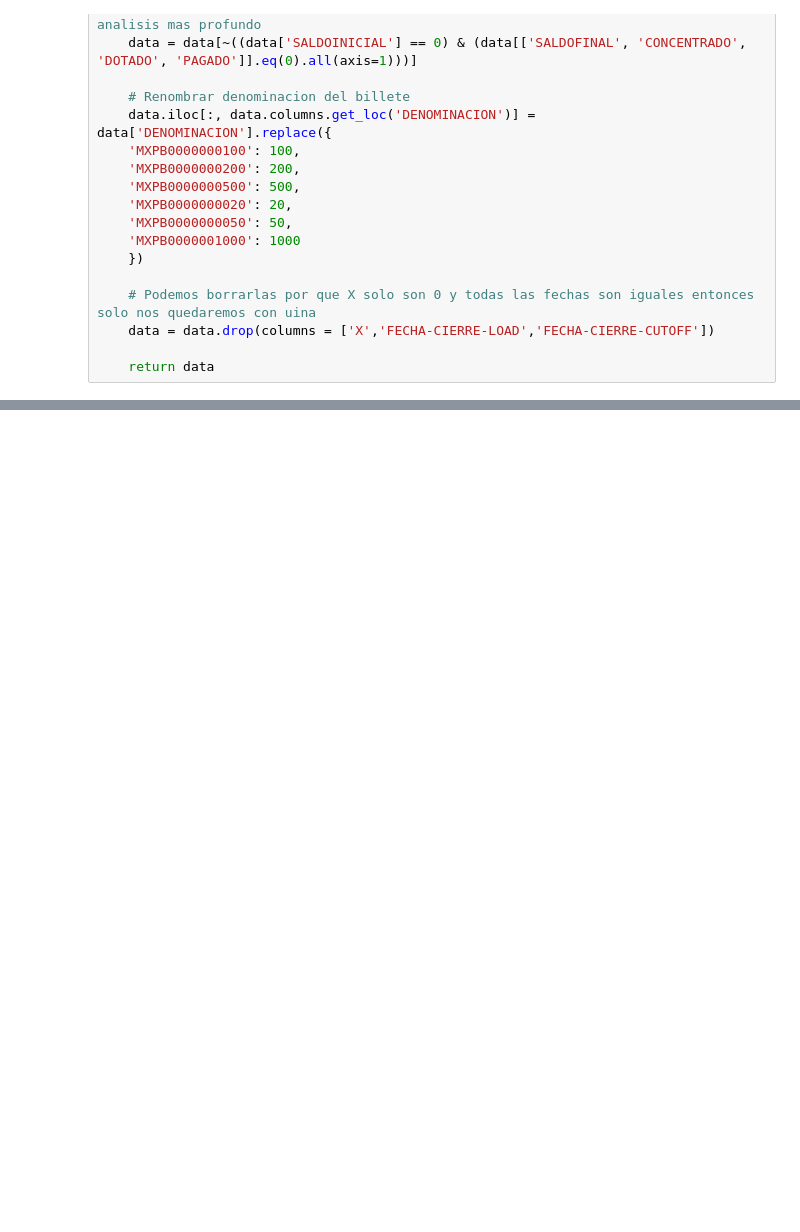
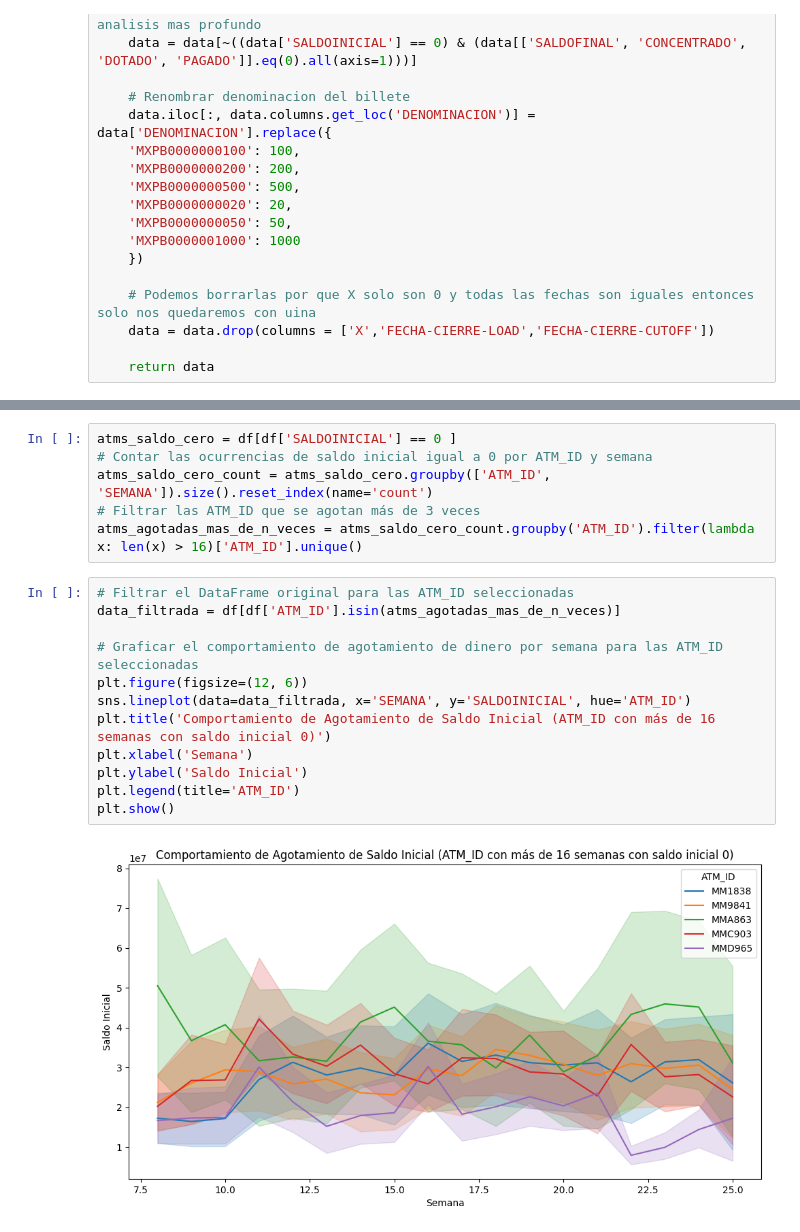
Before and after one commit to JairAmaro/Portafolio, a Jupyter notebook: BBVA ATMS/BBVA_ATMS.ipynb, the cells around one changed output, grey strips where cells are left out. Drawn from its saved outputs; the diff is of its cells as text; blank space fills up the shorter version.

```diff
--- a/BBVA ATMS/BBVA_ATMS.ipynb
+++ b/BBVA ATMS/BBVA_ATMS.ipynb
@@ -65,0 +183,20 @@ test
+# %%
+atms_saldo_cero = df[df['SALDOINICIAL'] == 0 ]
+# Contar las ocurrencias de saldo inicial igual a 0 por ATM_ID y semana
+atms_saldo_cero_count = atms_saldo_cero.groupby(['ATM_ID', 'SEMANA']).size().reset_index(name='count')
+# Filtrar las ATM_ID que se agotan más de 3 veces
+atms_agotadas_mas_de_n_veces = atms_saldo_cero_count.groupby('ATM_ID').filter(lambda x: len(x) > 16)['ATM_ID'].unique()
+# %%
+# Filtrar el DataFrame original para las ATM_ID seleccionadas
+data_filtrada = df[df['ATM_ID'].isin(atms_agotadas_mas_de_n_veces)]
+
+# Graficar el comportamiento de agotamiento de dinero por semana para las ATM_ID seleccionadas
+plt.figure(figsize=(12, 6))
+sns.lineplot(data=data_filtrada, x='SEMANA', y='SALDOINICIAL', hue='ATM_ID')
+plt.title('Comportamiento de Agotamiento de Saldo Inicial (ATM_ID con más de 16 semanas con saldo inicial 0)')
+plt.xlabel('Semana')
+plt.ylabel('Saldo Inicial')
+plt.legend(title='ATM_ID')
+plt.show()
+# %% [output]
+[figure, added]
```
Also changed, not shown: parts of 42 cells of this notebook.
